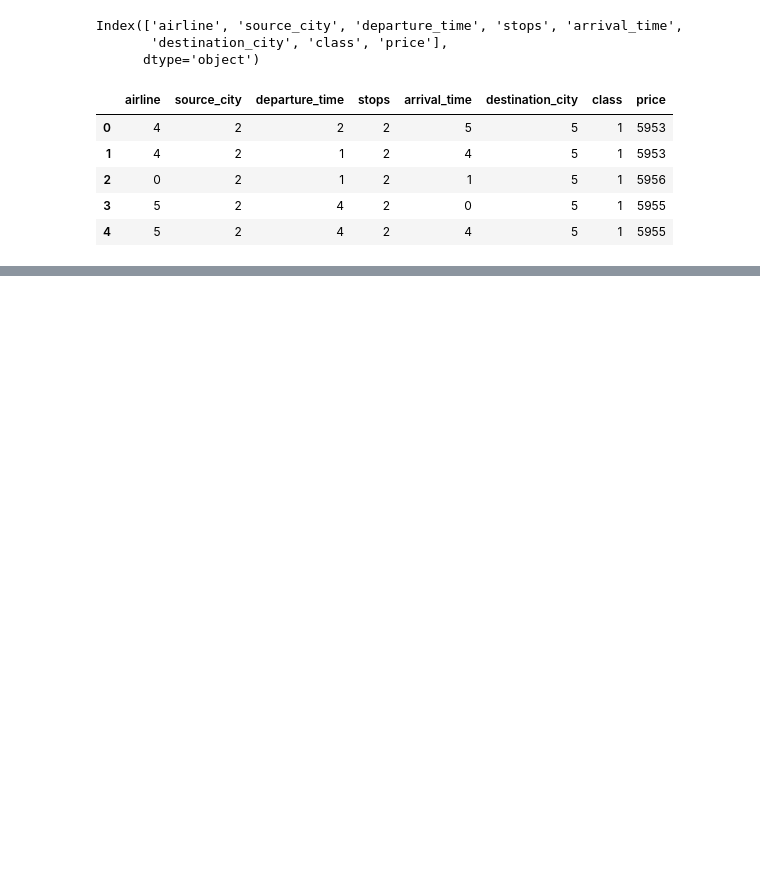
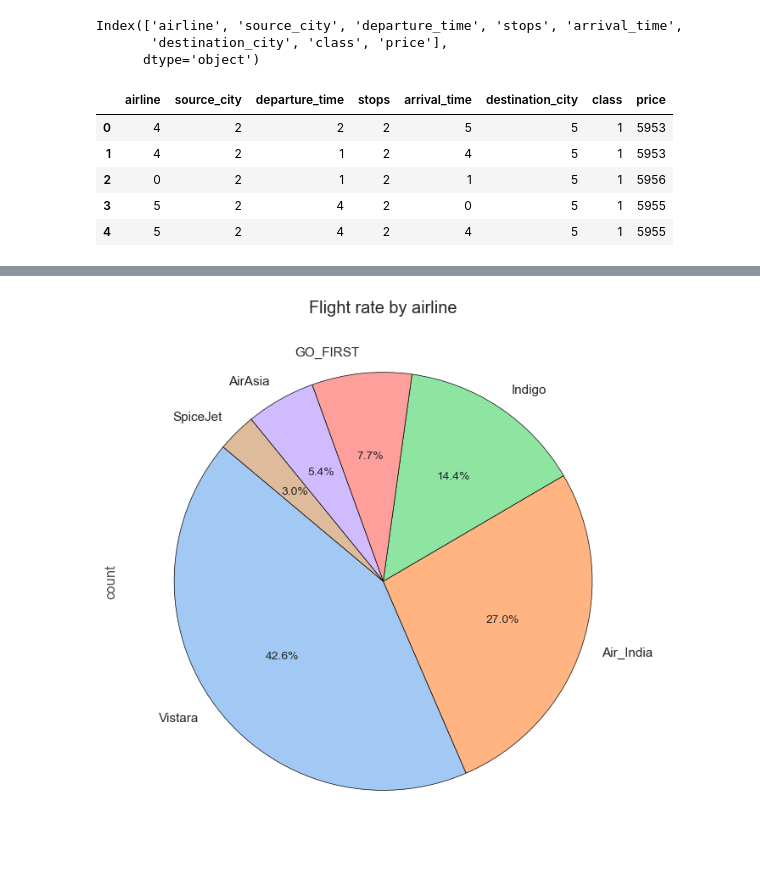
Before and after one commit to Aomr112/Expect-flight-ticket-prices, a Jupyter notebook: flight.ipynb, the cells around one changed output, grey strips where cells are left out. Saved outputs shown, nothing was run; the diff lists cells and outputs as text; code cells hidden in the pictures; blank space fills up the shorter version.

```diff
--- a/flight.ipynb
+++ b/flight.ipynb
@@ -219,0 +238,13 @@ df_cleaned.head()
+# %%
+plt.figure(figsize=(8, 8))
+df['airline'].value_counts().plot(
+    kind='pie',
+    autopct='%1.1f%%',
+    startangle=140,
+    colors=sns.color_palette('pastel'),
+    wedgeprops={'edgecolor': 'black'}
+)
+plt.title("Flight rate by airline")
+plt.show()
+# %% [output]
+[figure, added]
```
Also changed, not shown: parts of 5 cells of this notebook.
